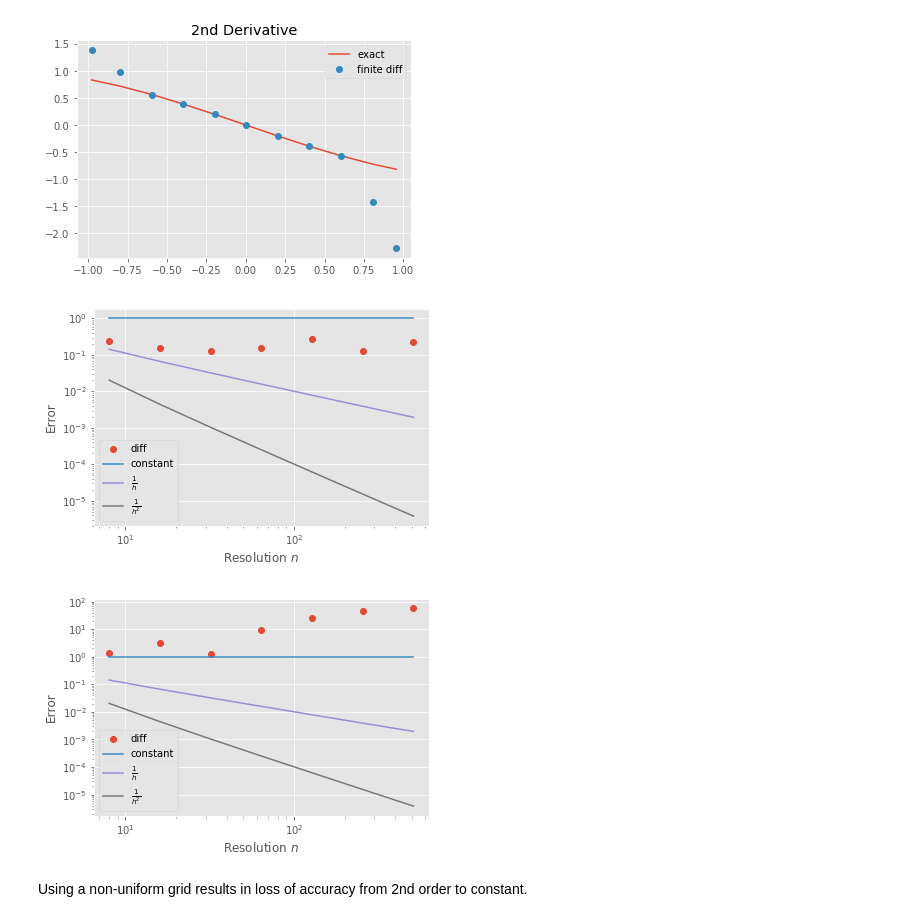
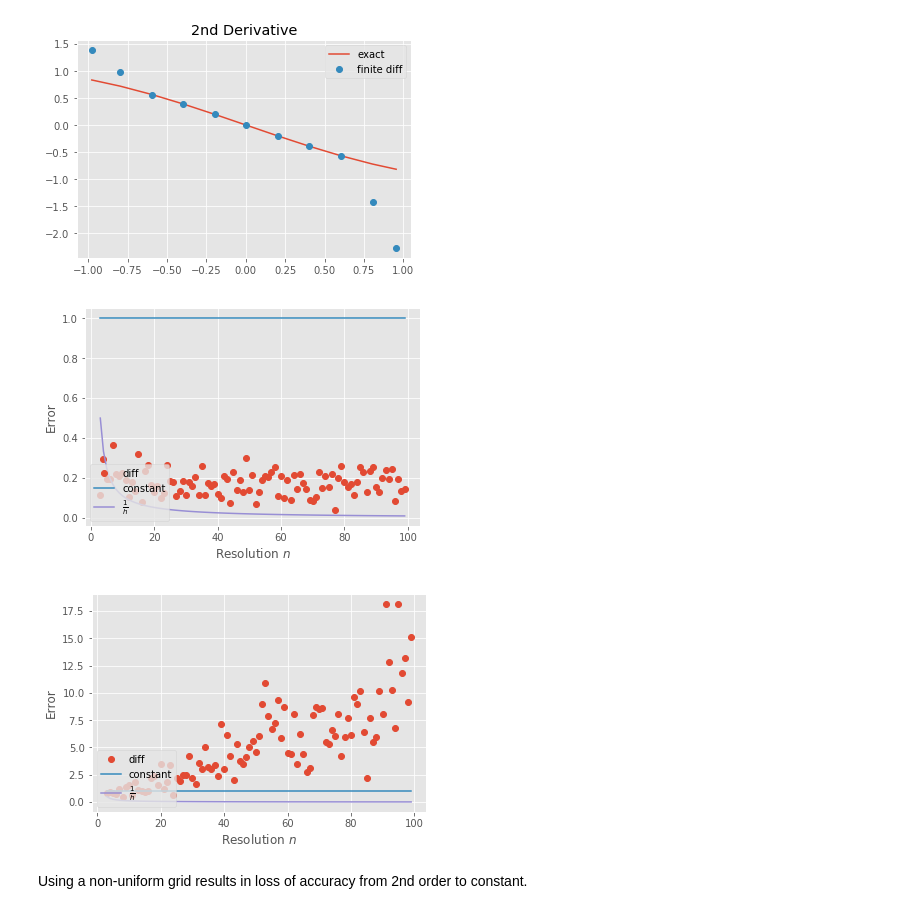
Before and after one commit to gandhiy/numpde, a Jupyter notebook: hw0/Homework 1.ipynb, the cells around one changed output. Drawn from its saved outputs; the diff is of its cells as text; code cells hidden in the pictures.

```diff
--- a/hw0/Homework 1.ipynb
+++ b/hw0/Homework 1.ipynb
@@ -267,7 +267,7 @@ plt.show()
 [figure]
 # %%
 def non_even_grid_error(diff, f, fp):
-    ns = 2**np.arange(3,10)
+    ns = np.arange(3,100)
     error = []
     for n in ns:
         x = np.linspace(-1,1,n+1)
@@ -275,19 +275,18 @@ def non_even_grid_error(diff, f, fp):
         du = fp(x)
         Du = np.matmul(diff(n), f(x))
         error.append(np.linalg.norm(Du - du,np.inf))
-    plt.loglog(ns, error, 'o', label='diff')
-    plt.loglog(ns, np.ones(len(ns)), label='constant')
-    plt.loglog(ns, (ns-1)**(-1.), label='$\\frac{1}{h}$')
-    plt.loglog(ns, (ns-1)**(-2.), label='$\\frac{1}{h^2}$')
+    plt.plot(ns, error, 'o', label='diff')
+    plt.plot(ns, np.ones(len(ns)), label='constant')
+    plt.plot(ns, (ns-1)**(-1.), label='$\\frac{1}{h}$')
     plt.legend(loc='lower left')
     plt.xlabel('Resolution $n$')
     plt.ylabel('Error')
     plt.show()
 # %%
 non_even_grid_error(diffmat2, np.tanh, lambda x: 1-np.tanh(x)**2)
-non_even_grid_error(diff2mat2, np.sin, lambda x: -2*np.tanh(x)*(1 - np.tanh(x)**2))
+non_even_grid_error(diff2mat2, np.tanh, lambda x: -2*np.tanh(x)*(1 - np.tanh(x)**2))
 # %% [output]
-[figure, old version]
+[figure, new version]
-[figure, old version]
+[figure, new version]
 # %% [markdown]
 Using a non-uniform grid results in loss of accuracy from 2nd order to constant.
```
Also changed, not shown: 1 other file.
